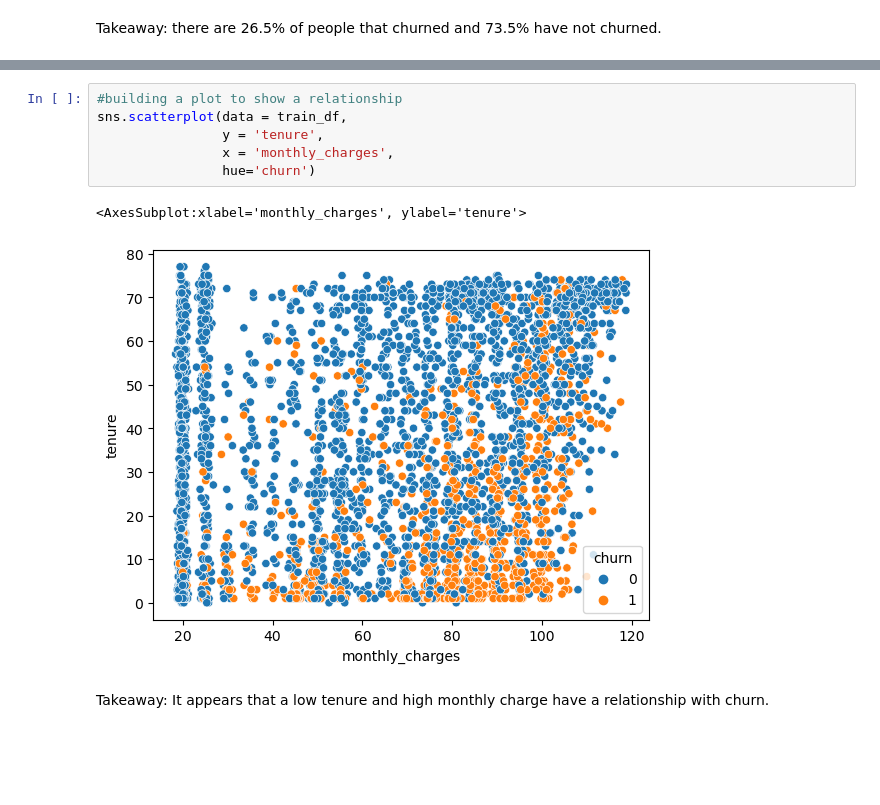
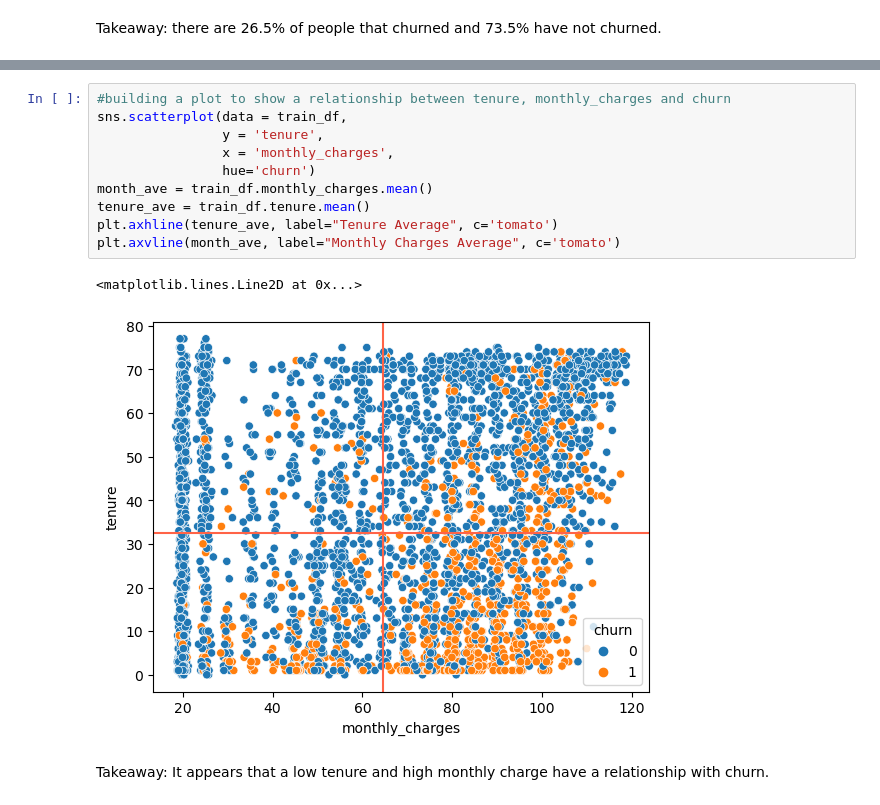
Before and after one commit to JoshuaHolt-Tech/classification_project, a Jupyter notebook: working_notebook.ipynb, the cells around one changed output, grey strips where cells are left out. Drawn from its saved outputs; the diff is of its cells as text; blank space fills up the shorter version.

```diff
--- a/working_notebook.ipynb
+++ b/working_notebook.ipynb
@@ -163,12 +189,16 @@ Features with a high or low deviation from the baseline to focus on:
 # %%
-#building a plot to show a relationship
+#building a plot to show a relationship between tenure, monthly_charges and churn
 sns.scatterplot(data = train_df,
                 y = 'tenure',
                 x = 'monthly_charges',
                 hue='churn')
+month_ave = train_df.monthly_charges.mean()
+tenure_ave = train_df.tenure.mean()
+plt.axhline(tenure_ave, label="Tenure Average", c='tomato')
+plt.axvline(month_ave, label="Monthly Charges Average", c='tomato')
 # %% [output]
-<AxesSubplot:xlabel='monthly_charges', ylabel='tenure'>
+<matplotlib.lines.Line2D at 0x...>
-[figure, old version]
+[figure, new version]
 # %% [markdown]
 Takeaway: It appears that a low tenure and high monthly charge have a relationship with churn.
 # %%
```
Also changed, not shown: parts of 35 cells of this notebook.
